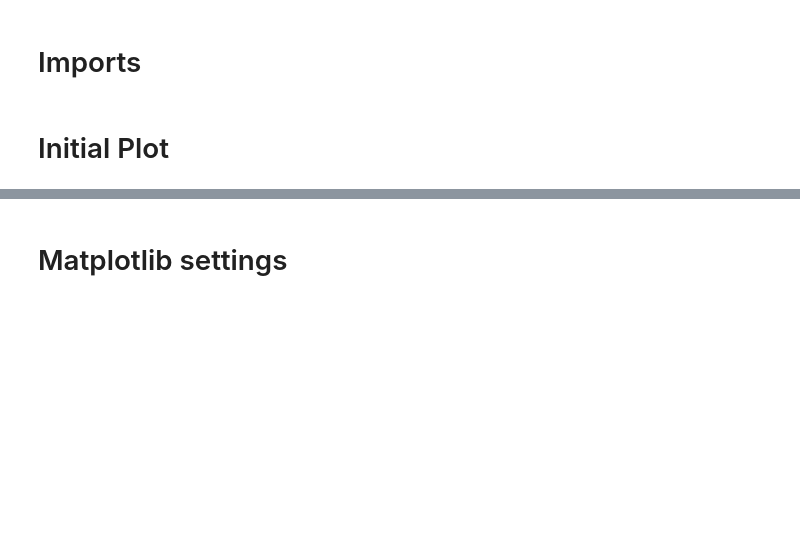
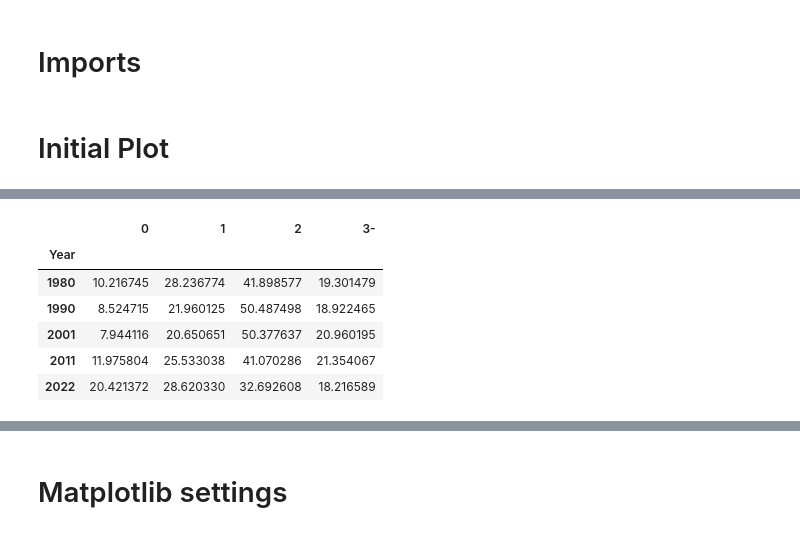
Before and after one commit to Beovulfo/lessdatamorestories, a Jupyter notebook: notebooks/children.ipynb, the cells around one changed output, grey strips where cells are left out. Saved outputs shown, nothing was run; the diff lists cells and outputs as text; code cells hidden in the pictures; blank space fills up the shorter version.

```diff
--- a/notebooks/children.ipynb
+++ b/notebooks/children.ipynb
@@ -20,3 +31,13 @@ df= df.rename({'Home Equity Line of Credit': 'HELOC'}, axis = 1)
+# %%
+df
+# %% [output]
+|  | 0 | 1 | 2 | 3- |
+| Year |  |  |  |  |
+| 1980 | 10.216745 | 28.236774 | 41.898577 | 19.301479 |
+| 1990 | 8.524715 | 21.960125 | 50.487498 | 18.922465 |
+| 2001 | 7.944116 | 20.650651 | 50.377637 | 20.960195 |
+| 2011 | 11.975804 | 25.533038 | 41.070286 | 21.354067 |
+| 2022 | 20.421372 | 28.620330 | 32.692608 | 18.216589 |
 # %%
 df
 # %% [output]
```
Also changed, not shown: parts of 9 cells of this notebook, 2 other files.
